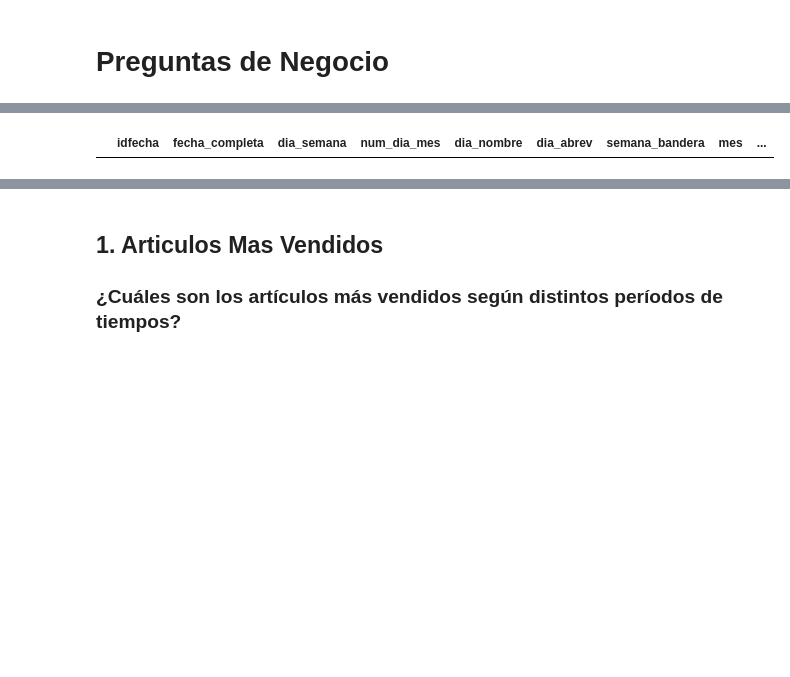
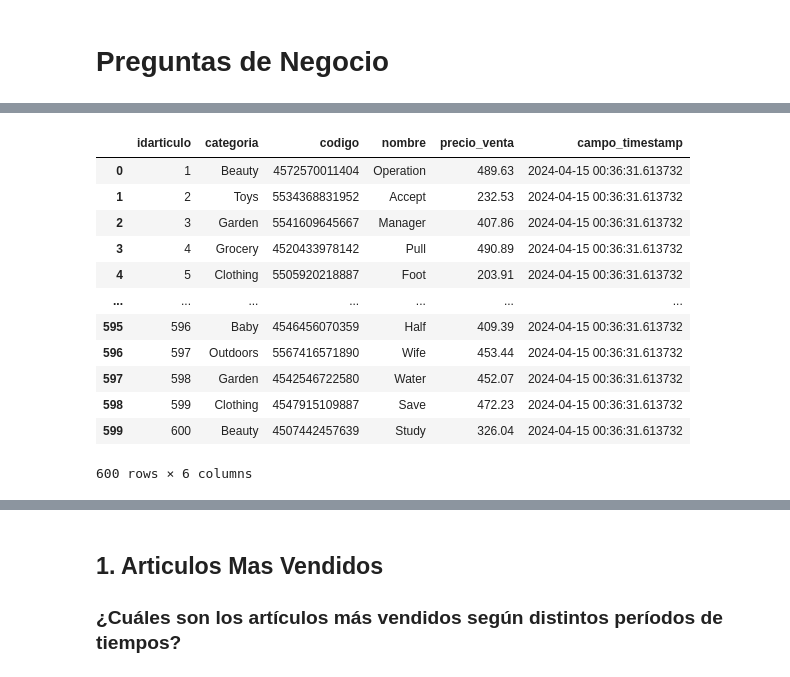
Before and after one commit to ochamodev/FinalProj_DataScience, a Jupyter notebook: analytics.ipynb, the cells around one changed output, grey strips where cells are left out. Cells and saved outputs as stored; diff of their text form; code cells hidden in the pictures; blank space fills up the shorter version.

```diff
--- a/analytics.ipynb
+++ b/analytics.ipynb
@@ -70,8 +72,5 @@ pg_conn = psycopg2.connect(
 # %% [markdown]
 # Preguntas de Negocio
-# %%
-def get_data(conn, query):
-    return pd.read_sql_query(query, conn)
 # %%
 def get_data(conn, query):
     cursor = conn.cursor()
@@ -87,6 +86,9 @@ def get_data(conn, query):
     finally:
         cursor.close()
 # %%
-query_prueba = "SELECT * from dimFechas;"
+query_prueba = "SELECT * from dimVenta;"
+query_prueba2 = "SELECT * from dimArticulo;"
+query_prueba3 = "SELECT * from dimFechas;"
+query_prueba4 = "SELECT * from dimPersona;"
 # %%
 datos = get_data(pg_conn, query_prueba)
@@ -93,4 +110,17 @@ datos = get_data(pg_conn, query_prueba)
 # %%
-datos
+datos2 = get_data(pg_conn, query_prueba2)
+datos2
 # %% [output]
-|  | idfecha | fecha_completa | dia_semana | num_dia_mes | dia_nombre | dia_abrev | semana_bandera | mes | ... |
+|  | idarticulo | categoria | codigo | nombre | precio_venta | campo_timestamp |
+| 0 | 1 | Beauty | 4572570011404 | Operation | 489.63 | 2024-04-15 00:36:31.613732 |
+| 1 | 2 | Toys | 5534368831952 | Accept | 232.53 | 2024-04-15 00:36:31.613732 |
+| 2 | 3 | Garden | 5541609645667 | Manager | 407.86 | 2024-04-15 00:36:31.613732 |
+| 3 | 4 | Grocery | 4520433978142 | Pull | 490.89 | 2024-04-15 00:36:31.613732 |
+| 4 | 5 | Clothing | 5505920218887 | Foot | 203.91 | 2024-04-15 00:36:31.613732 |
+| ... | ... | ... | ... | ... | ... | ... |
+| 595 | 596 | Baby | 4546456070359 | Half | 409.39 | 2024-04-15 00:36:31.613732 |
+| 596 | 597 | Outdoors | 5567416571890 | Wife | 453.44 | 2024-04-15 00:36:31.613732 |
+| 597 | 598 | Garden | 4542546722580 | Water | 452.07 | 2024-04-15 00:36:31.613732 |
+| 598 | 599 | Clothing | 4547915109887 | Save | 472.23 | 2024-04-15 00:36:31.613732 |
+| 599 | 600 | Beauty | 4507442457639 | Study | 326.04 | 2024-04-15 00:36:31.613732 |
+600 rows × 6 columns
```
Also changed, not shown: parts of 21 cells of this notebook.
